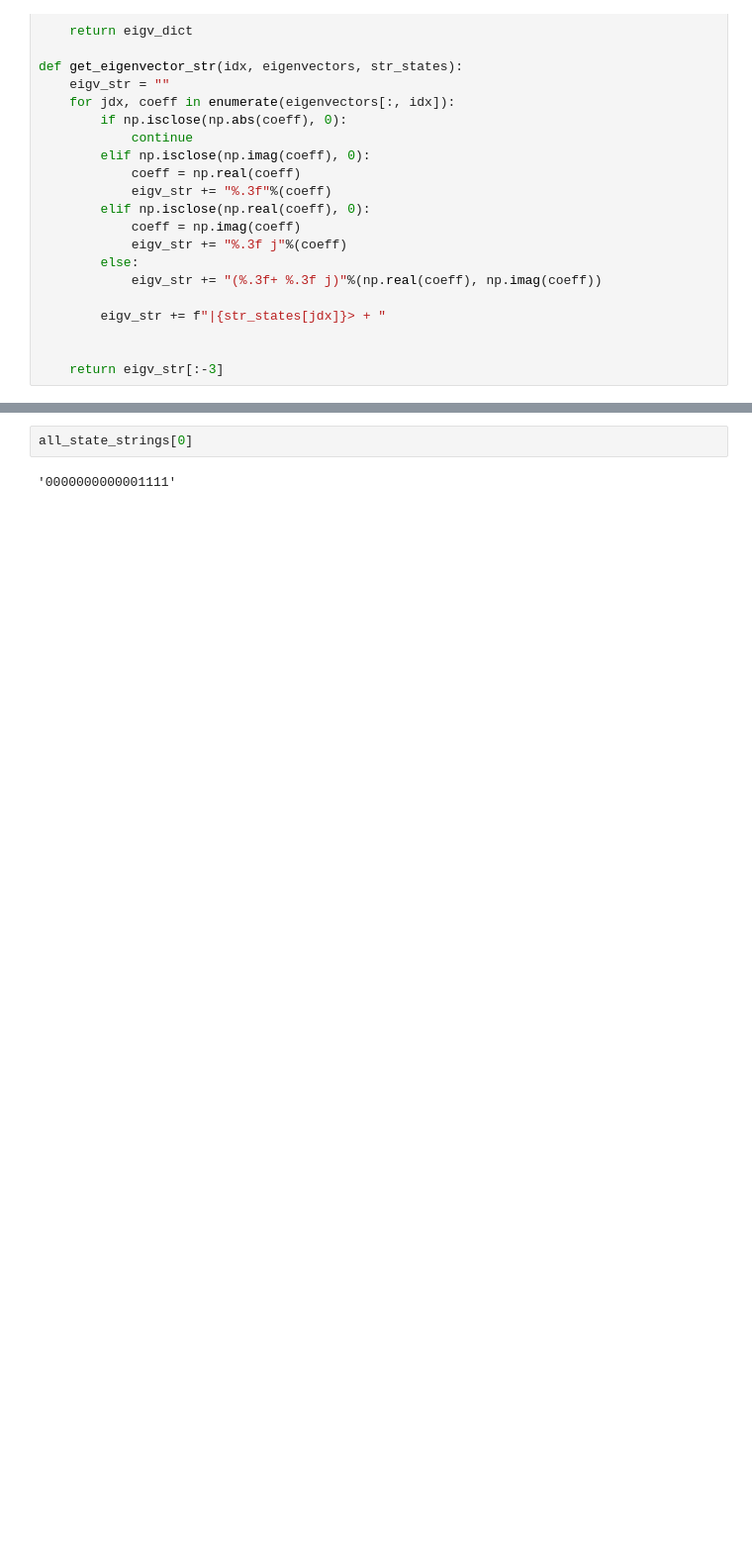
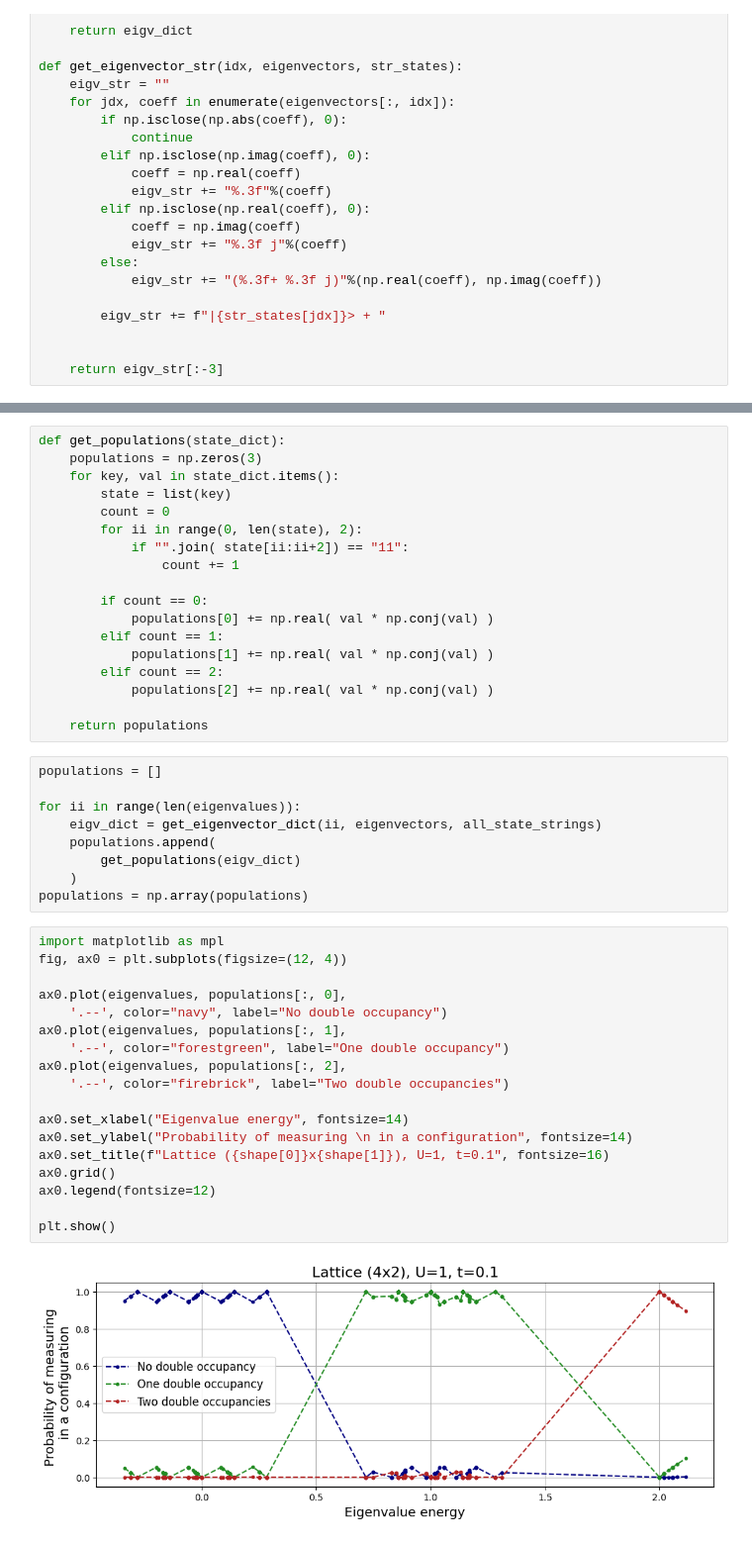
Before and after one commit to mballarin97/hubbard, a Jupyter notebook: exact_visualizer.ipynb, the cells around one changed output, grey strips where cells are left out. Shown at 99% size. Saved outputs shown, nothing was run; the diff lists cells and outputs as text; blank space fills up the shorter version.

```diff
--- a/exact_visualizer.ipynb
+++ b/exact_visualizer.ipynb
@@ -169,4 +171,47 @@ for key, val in eigv_dict.items():
-# %%
-all_state_strings[0]
-# %% [output]
-'0000000000001111'
+# %%
+def get_populations(state_dict):
+    populations = np.zeros(3)
+    for key, val in state_dict.items():
+        state = list(key)
+        count = 0
+        for ii in range(0, len(state), 2):
+            if "".join( state[ii:ii+2]) == "11":
+                count += 1
+
+        if count == 0:
+            populations[0] += np.real( val * np.conj(val) )
+        elif count == 1:
+            populations[1] += np.real( val * np.conj(val) )
+        elif count == 2:
+            populations[2] += np.real( val * np.conj(val) )
+
+    return populations
+# %%
+populations = []
+
+for ii in range(len(eigenvalues)):
+    eigv_dict = get_eigenvector_dict(ii, eigenvectors, all_state_strings)
+    populations.append(
+        get_populations(eigv_dict)
+    )
+populations = np.array(populations)
+# %%
+import matplotlib as mpl
+fig, ax0 = plt.subplots(figsize=(12, 4))
+
+ax0.plot(eigenvalues, populations[:, 0],
+    '.--', color="navy", label="No double occupancy")
+ax0.plot(eigenvalues, populations[:, 1],
+    '.--', color="forestgreen", label="One double occupancy")
+ax0.plot(eigenvalues, populations[:, 2],
+    '.--', color="firebrick", label="Two double occupancies")
+
+ax0.set_xlabel("Eigenvalue energy", fontsize=14)
+ax0.set_ylabel("Probability of measuring \n in a configuration", fontsize=14)
+ax0.set_title(f"Lattice ({shape[0]}x{shape[1]}), U=1, t=0.1", fontsize=16)
+ax0.grid()
+ax0.legend(fontsize=12)
+
+plt.show()
+# %% [output]
+[figure, added]
```
Also changed, not shown: parts of 4 cells of this notebook, 1 other file.
